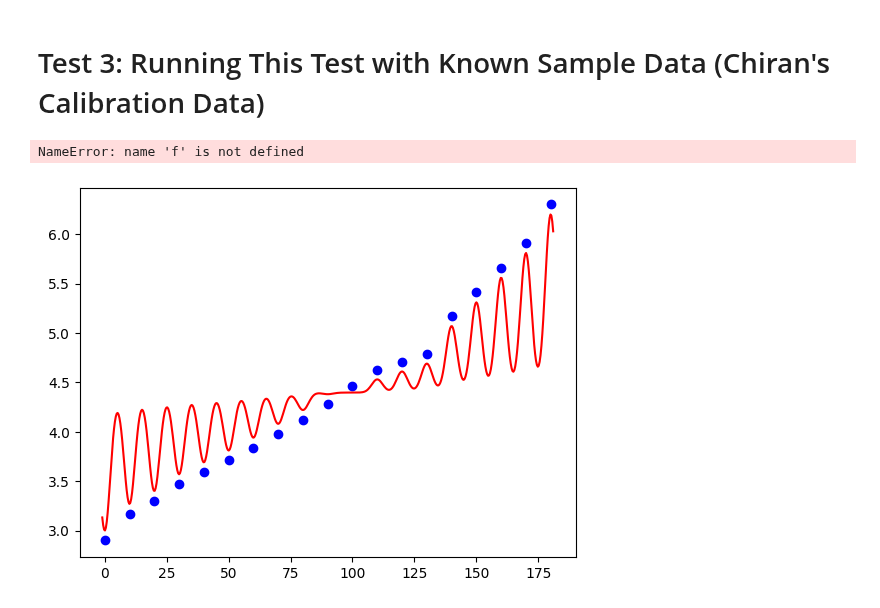
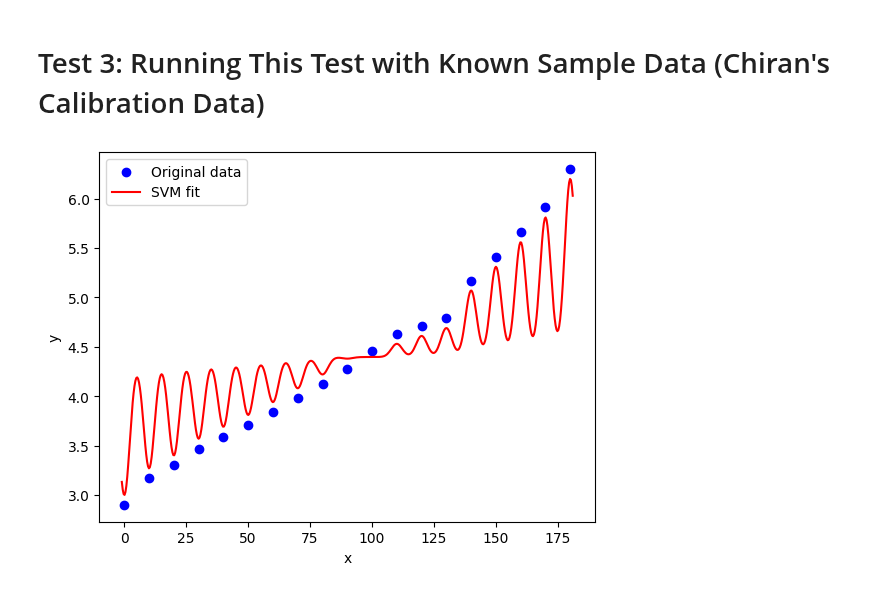
Before and after one commit to ubsuny/ML_LCVR-CP2P2024, a Jupyter notebook: svm_regression_test.ipynb, the cells around one changed output. Saved outputs shown, nothing was run; the diff lists cells and outputs as text; code cells hidden in the pictures.

Commit message:
Removed (fake) true function from old data svm implementation

```diff
--- a/svm_regression_test.ipynb
+++ b/svm_regression_test.ipynb
@@ -78,30 +78,28 @@ plt.show()
 # %%
 training_frame = pd.read_csv("trainingdata_old/training.csv")
 training_frame.head()
 x = training_frame['Angle'].to_numpy()
 y = training_frame['at 489'].to_numpy()
 
 # Create an SVM regressor with RBF kernel
 model = SVR(kernel='rbf', C=100, gamma=0.1)
 
 # Train the model on the data
 model.fit(x.reshape(-1, 1), y)
 
 # Create a prediction mesh
 x_min, x_max = x.min() - 1, x.max() + 1
 xx = np.linspace(x_min, x_max, 500)
 
 # Make predictions on the mesh points
 y_pred = model.predict(xx.reshape(-1, 1))
 
 # Plot the original data and the SVM fit
 plt.scatter(x, y, c='blue', label='Original data')
 plt.plot(xx, y_pred, c='red', label='SVM fit')
-plt.plot(xx, f(xx), c='green', label='True function')
 plt.xlabel('x')
 plt.ylabel('y')
 plt.legend()
 plt.show()
 # %% [output]
-NameError: name 'f' is not defined
-[figure, old version]
+[figure, new version]
```
